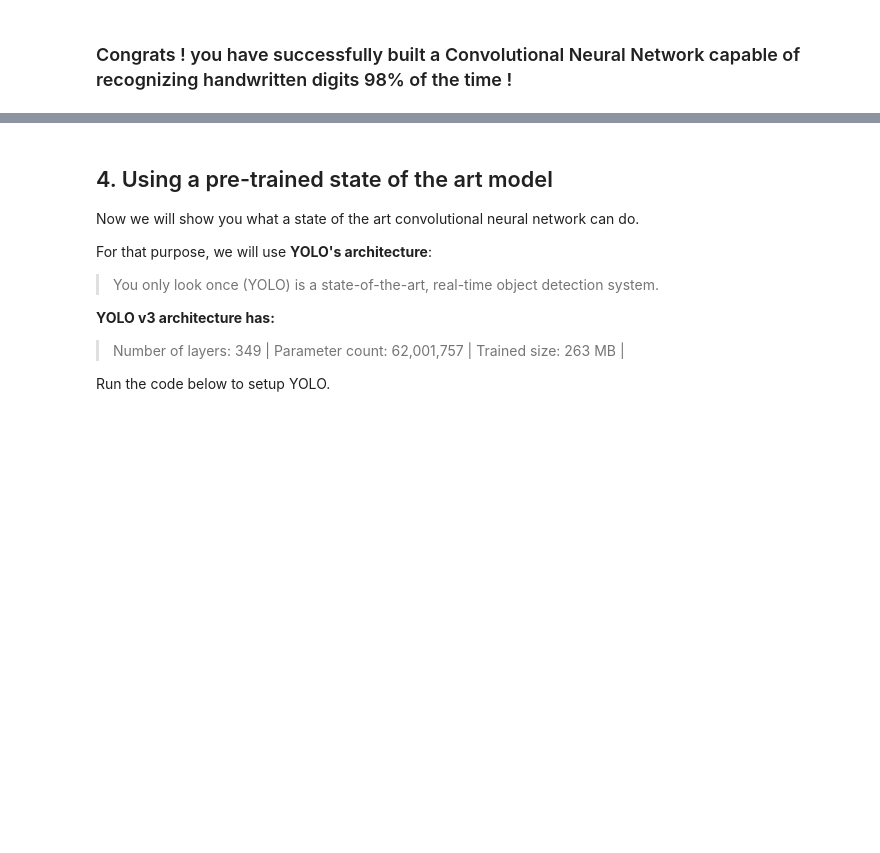
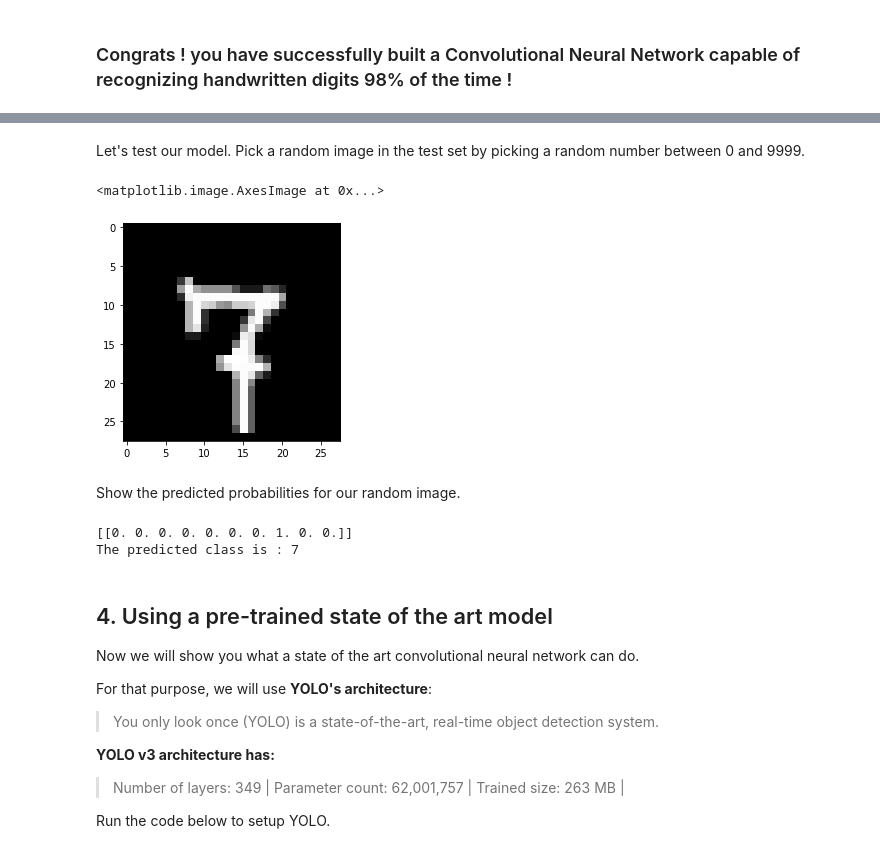
Before and after one commit to Matthieu-LORMEAU/Object-Detection-Workshop, a Jupyter notebook: image-recognition-workshop.ipynb, the cells around one changed output, grey strips where cells are left out. Cells and saved outputs as stored; diff of their text form; code cells hidden in the pictures; blank space fills up the shorter version.

Commit message:
reduced workshop size.Added model test visualizaiton at the end of mnist

```diff
--- a/image-recognition-workshop.ipynb
+++ b/image-recognition-workshop.ipynb
@@ -933,6 +1025,24 @@ Usually, as we keep adding epochs, the validation loss decreases at first and th
 <img src="https://media.giphy.com/media/l3q2XhfQ8oCkm1Ts4/giphy.gif" width="500" align="center">
 
 Morgan Freeman is proud of you.
+# %% [markdown]
+Let's test our model. Pick a random image in the test set by picking a random number between 0 and 9999.
+# %%
+# TODO
+random_image_number =
+plt.imshow(x_test[random_image_number].reshape(28,28), cmap='gray')
+# %% [output]
+<matplotlib.image.AxesImage at 0x...>
+[figure, added]
+# %% [markdown]
+Show the predicted probabilities for our random image.
+# %%
+output_probabilities = model.predict(np.expand_dims(x_test[random_image_number], axis=0))
+print(np.array_str(output_probabilities, precision=2, suppress_small=True))
+print("The predicted class is : " + str(output_probabilities.argmax()))
+# %% [output]
+[[0. 0. 0. 0. 0. 0. 0. 1. 0. 0.]]
+The predicted class is : 7
 # %% [markdown]
 ## 4. Using a pre-trained state of the art model
 
```
Also changed, not shown: parts of 17 cells of this notebook, 1 other file.
